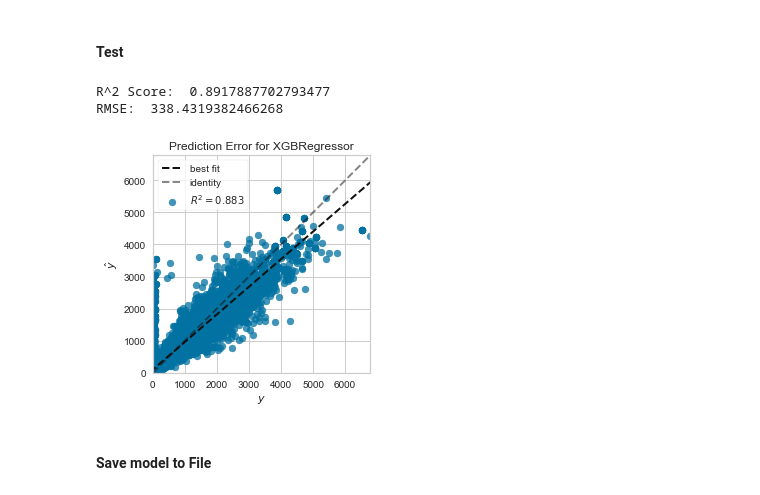
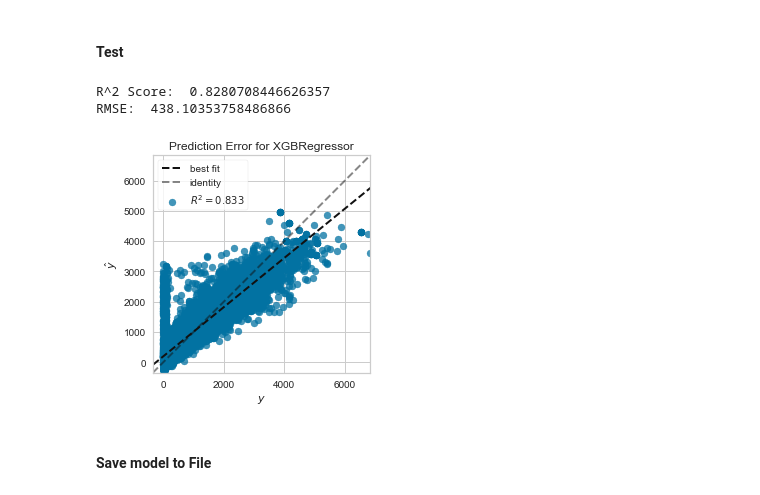
Before and after one commit to LeDon96/CrowdednessPrediction, a Jupyter notebook: Jupyter Notebooks/RegressionModels.ipynb, the cells around one changed output. Cells and saved outputs as stored; diff of their text form; code cells hidden in the pictures.

Commit message:
rerun models with only eval and train data

```diff
--- a/Jupyter Notebooks/RegressionModels.ipynb
+++ b/Jupyter Notebooks/RegressionModels.ipynb
@@ -48,7 +50,7 @@ full_df.head()
 size = 0.8
 kf = KFold(n_splits=10, shuffle=True, random_state=42)
 # %%
-x_train, y_train, x_test, y_test, x_eval, y_eval, train_dates = split.trainTestSplit(full_df, size)
+x_train, y_train, x_eval, y_eval, train_dates = split.trainTestSplit(full_df, size)
 # %% [markdown]
 ## Feature Selection
 # %%
@@ -303,22 +305,22 @@ Best R2 score:  0.7903799172112594
 # %% [markdown]
 #### Test
 # %%
-test_xgbr_score = xgbr.score(x_test.values, y_test.values)
+eval_xgbr_score = xgbr.score(x_eval.values, y_eval.values)
 
-y_pred_test_xgbr = xgbr.predict(x_test.values)
-test_xgbr_mse = mean_squared_error(y_pred_test_xgbr, y_test.values)
+y_pred_eval_xgbr = xgbr.predict(x_eval.values)
+eval_xgbr_mse = mean_squared_error(y_pred_eval_xgbr, y_eval.values)
 
-print("R^2 Score: ", test_xgbr_score)
-print("RMSE: ", np.sqrt(test_xgbr_mse))
+print("R^2 Score: ", eval_xgbr_score)
+print("RMSE: ", np.sqrt(eval_xgbr_mse))
 
 visualizer = PredictionError(xgbr)
 visualizer.fit(x_train.drop(columns={"Date"}).values, y_train["CrowdednessCount"].values) # Fit the training data to the visualizer
-visualizer.score(x_test.values, y_test.values)  # Evaluate the model on the test data
+visualizer.score(x_eval.values, y_eval.values)  # Evaluate the model on the test data
 g = visualizer.poof()
 # %% [output]
-R^2 Score:  0.8917887702793477
-RMSE:  338.4319382466268
+R^2 Score:  0.8280708446626357
+RMSE:  438.10353758486866
-[figure, old version]
+[figure, new version]
 # %% [markdown]
 #### Save model to File
 # %%
```
Also changed, not shown: parts of 15 cells of this notebook, 2 other files.
